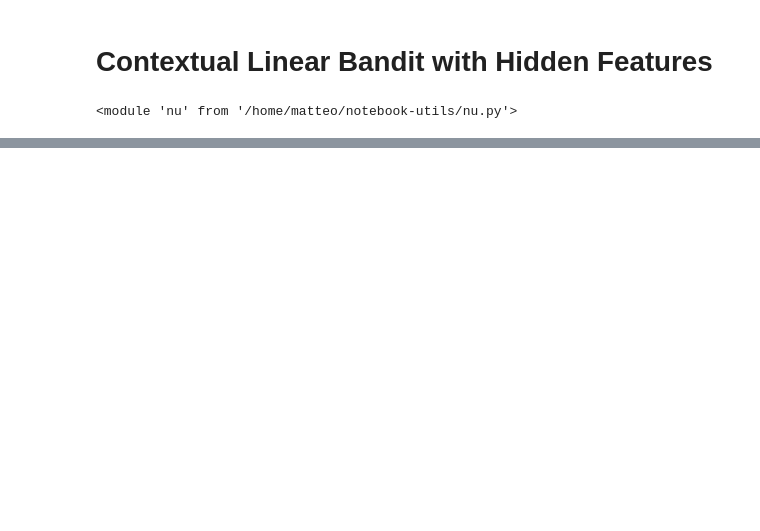
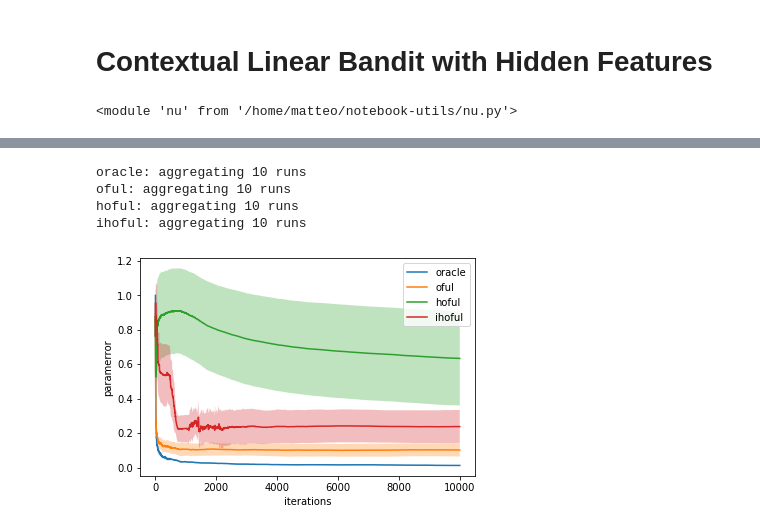
Before and after one commit to T3p/hidden-features, a Jupyter notebook: notebooks/contextual_hidden.ipynb, the cells around one changed output, grey strips where cells are left out. Cells and saved outputs as stored; diff of their text form; code cells hidden in the pictures; blank space fills up the shorter version.

```diff
--- a/notebooks/contextual_hidden.ipynb
+++ b/notebooks/contextual_hidden.ipynb
@@ -19,0 +21,8 @@ ihoful: aggregating 10 runs
+# %%
+nu.compare_student(['oracle', 'oful', 'hoful', 'ihoful'], key='paramerror')
+# %% [output]
+oracle: aggregating 10 runs
+oful: aggregating 10 runs
+hoful: aggregating 10 runs
+ihoful: aggregating 10 runs
+[figure, added]
```
Also changed, not shown: parts of 3 cells of this notebook, 6 other files.
